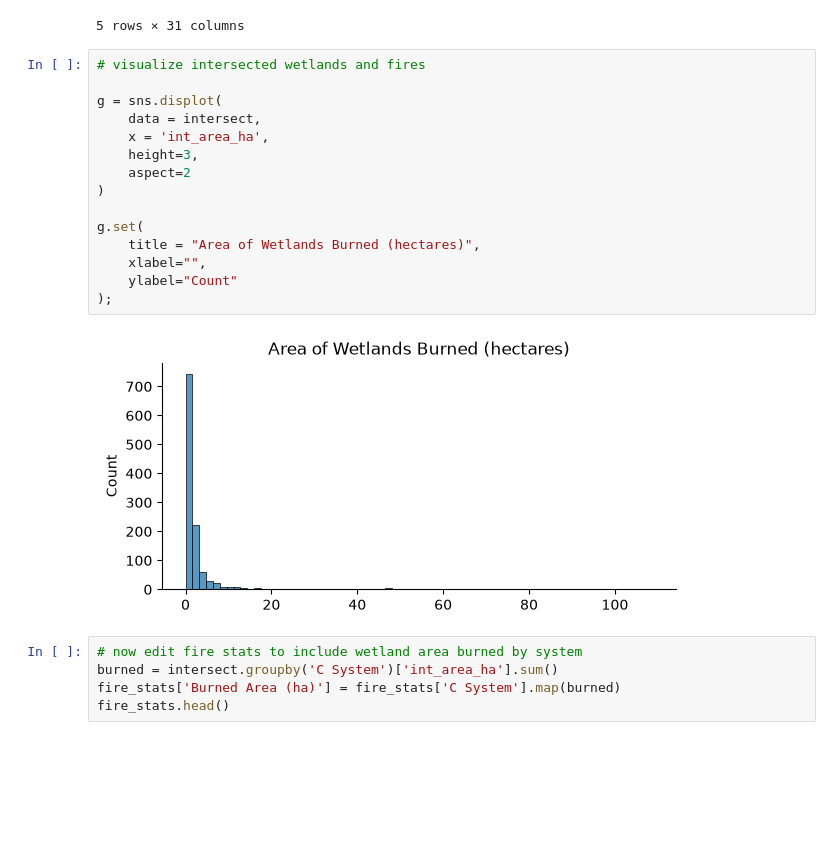
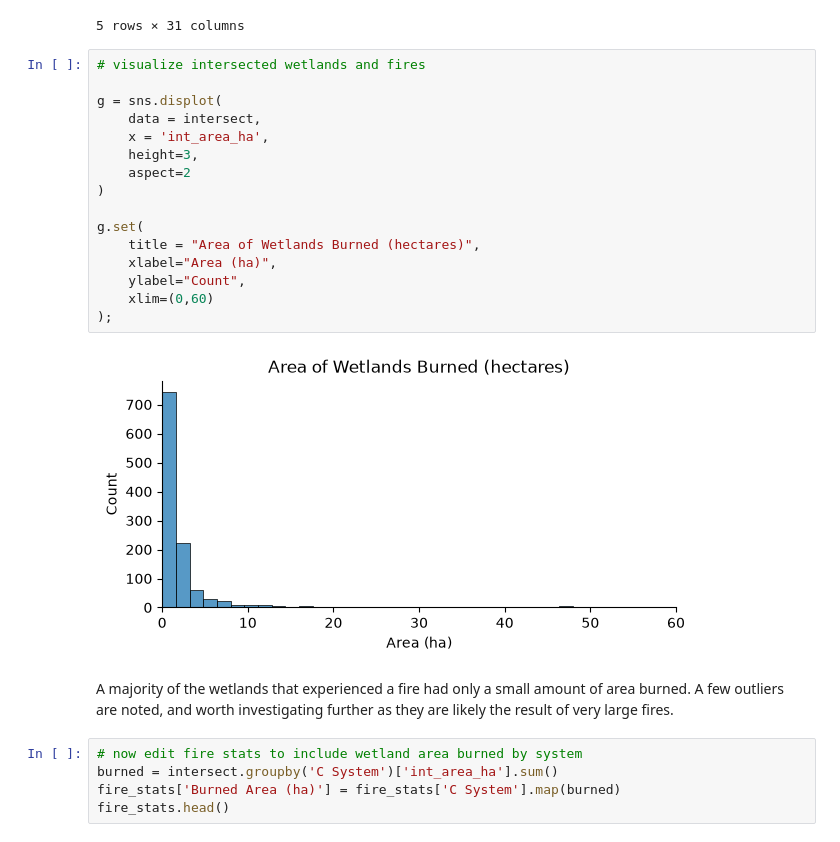
Before and after one commit to Sophiacyt/Wildfire-Wetland_BunkerAndersonTseng, a Jupyter notebook: scripts/A3/Mapping+Connecting-Kat.ipynb, the cells around one changed output. Drawn from its saved outputs; the diff is of its cells as text; blank space fills up the shorter version.

```diff
--- a/scripts/A3/Mapping+Connecting-Kat.ipynb
+++ b/scripts/A3/Mapping+Connecting-Kat.ipynb
@@ -183,20 +199,23 @@ intersect.head()
 # %%
 # visualize intersected wetlands and fires
 
 g = sns.displot(
     data = intersect,
     x = 'int_area_ha',
     height=3,
     aspect=2
 )
 
 g.set(
     title = "Area of Wetlands Burned (hectares)",
-    xlabel="",
-    ylabel="Count"
+    xlabel="Area (ha)",
+    ylabel="Count",
+    xlim=(0,60)
 );
 # %% [output]
-[figure, old version]
+[figure, new version]
+# %% [markdown]
+A majority of the wetlands that experienced a fire had only a small amount of area burned. A few outliers are noted, and worth investigating further as they are likely the result of very large fires.
 # %%
 # now edit fire stats to include wetland area burned by system
 burned = intersect.groupby('C System')['int_area_ha'].sum()
```
Also changed, not shown: parts of 12 cells of this notebook, 1 other file.
